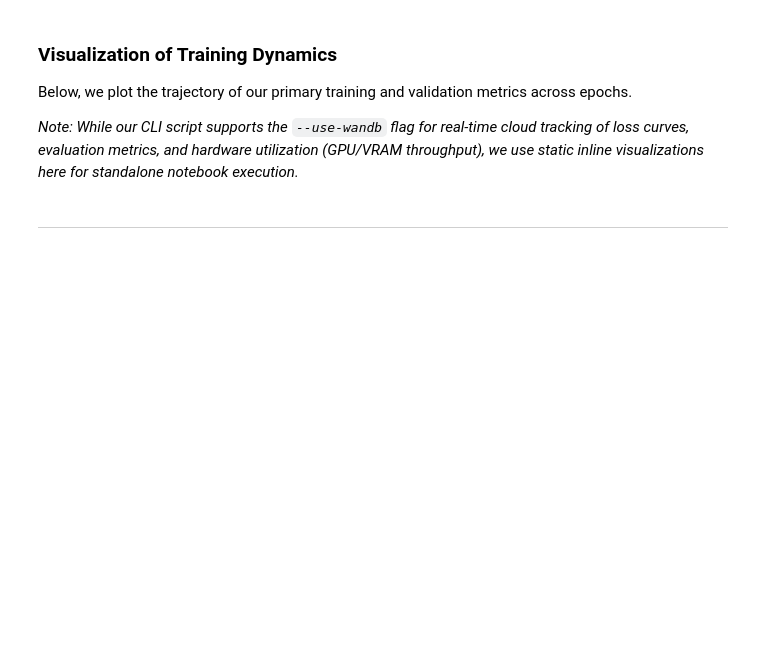
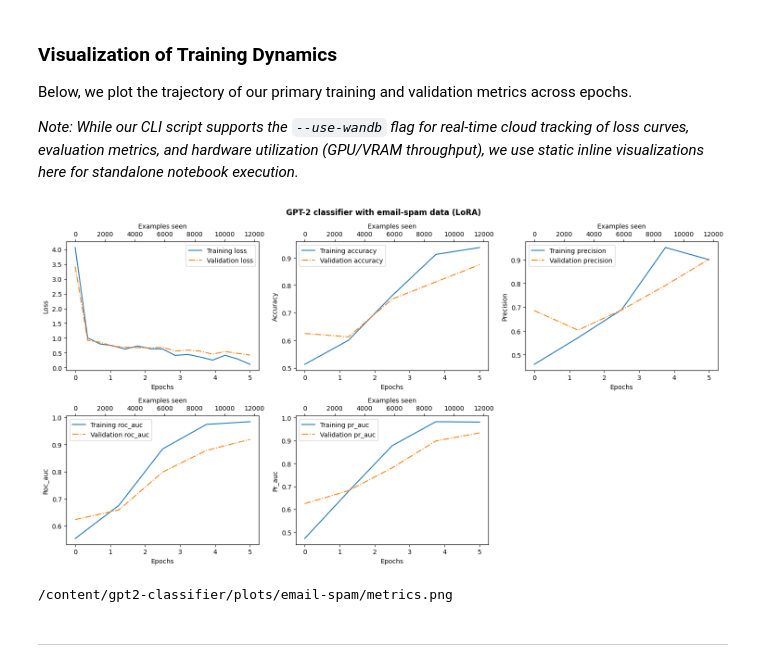
Before and after one commit to paymantohidifar/gpt2-text-classifier-from-scratch, a Jupyter notebook: notebooks/03_email_spam_classification_with_lora.ipynb, the cells around one changed output. Saved outputs shown, nothing was run; the diff lists cells and outputs as text; code cells hidden in the pictures; blank space fills up the shorter version.

```diff
--- a/notebooks/03_email_spam_classification_with_lora.ipynb
+++ b/notebooks/03_email_spam_classification_with_lora.ipynb
@@ -449,13 +485,16 @@ Below, we plot the trajectory of our primary training and validation metrics acr
 # %%
 from gpt2_classifier.utils import plot_results
 
 fig_path = plot_results(
     num_epochs, *history,
-    dataset="sms-spam",
-    title="GPT-2 classifier with balance sms-spam data"
+    dataset="email-spam",
+    title="GPT-2 classifier with email-spam data (LoRA)"
     )
 
 print(fig_path)
+# %% [output]
+[figure, added]
+/content/gpt2-classifier/plots/email-spam/metrics.png
 # %% [markdown]
 ---
 # %% [markdown]
```
Also changed, not shown: parts of 9 cells of this notebook.
